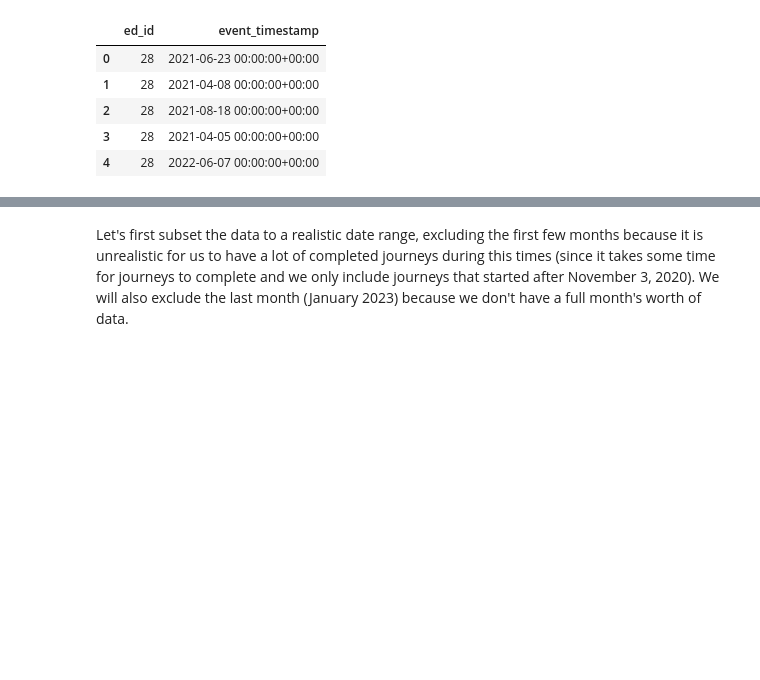
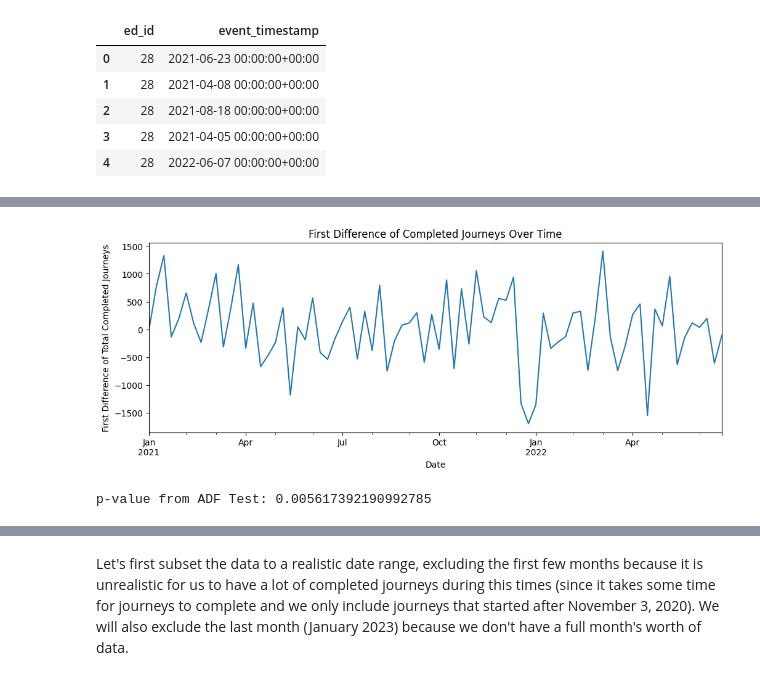
Before and after one commit to yubenjamin2022/UCLAStatsM148, a Jupyter notebook: arma_model.ipynb, the cells around one changed output, grey strips where cells are left out. Drawn from its saved outputs; the diff is of its cells as text; code cells hidden in the pictures; blank space fills up the shorter version.

```diff
--- a/arma_model.ipynb
+++ b/arma_model.ipynb
@@ -42,0 +74,17 @@ monthly_totals = (
+# %%
+X_train_weekly_diff = weekly_totals['2021-01-01':'2022-06-30'].diff().fillna(0)
+
+X_train_weekly_diff.plot(figsize=(12, 4))
+plt.xlabel('Date')
+plt.ylabel('First Difference of Total Completed Journeys')
+plt.title('First Difference of Completed Journeys Over Time')
+plt.show()
+# %% [output]
+[figure, added]
+# %%
+from statsmodels.tsa.stattools import adfuller
+
+result = adfuller(X_train_weekly_diff.values)
+print(f"p-value from ADF Test: {result[1]}")
+# %% [output]
+p-value from ADF Test: 0.005617392190992785
```
Also changed, not shown: parts of 17 cells of this notebook.
